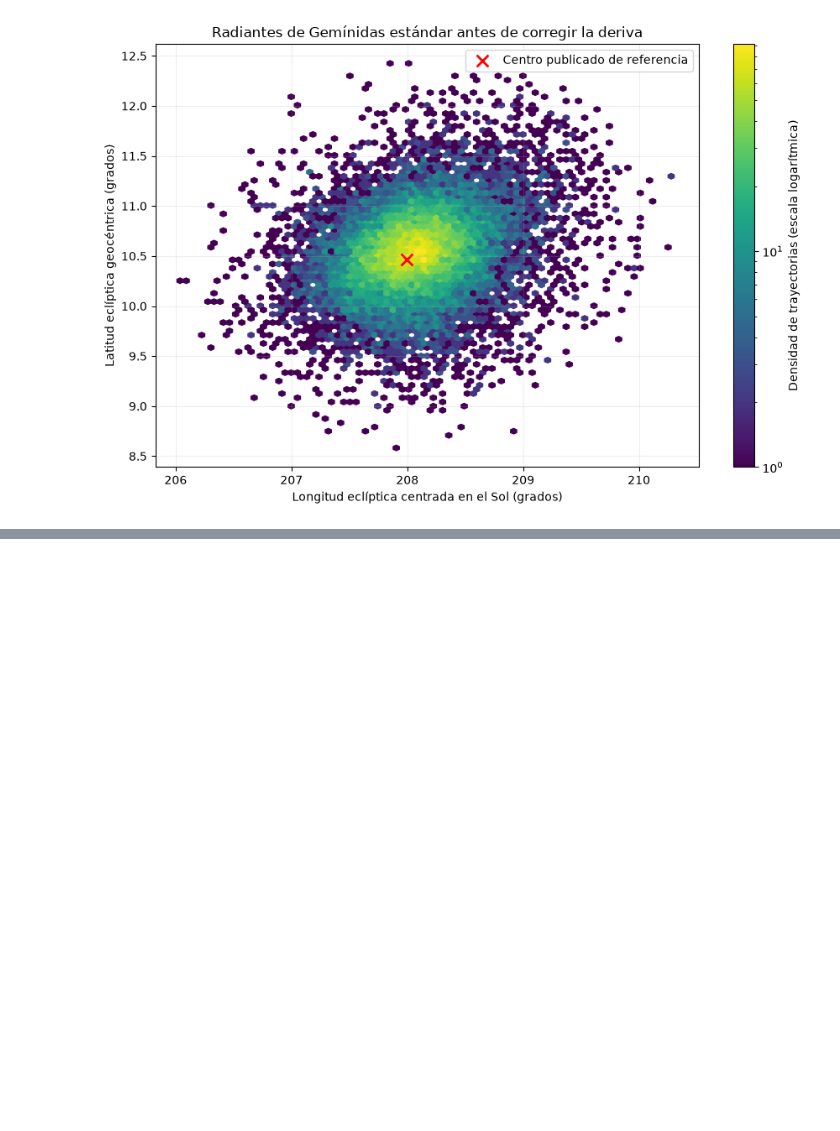
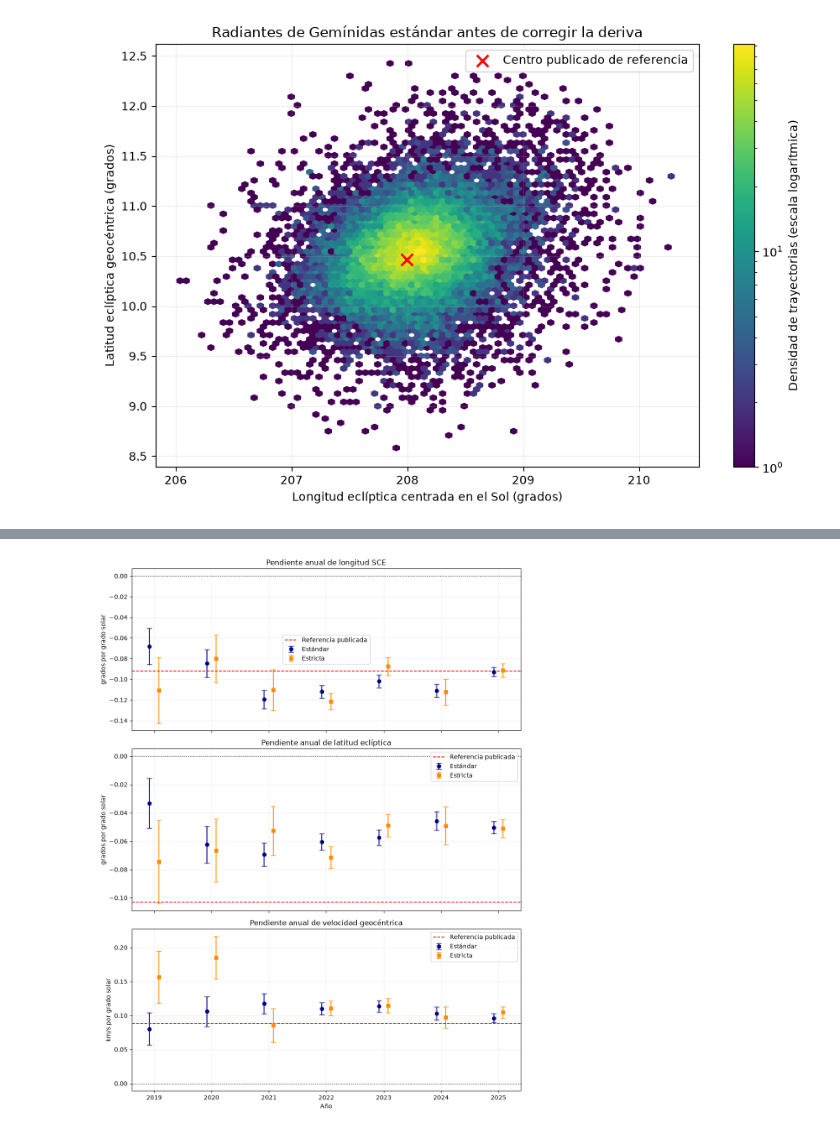
Before and after one commit to AlexBytes-23/Investigacion_geminidas, a Jupyter notebook: notebooks/03_preparacion_fisica_geminidas.ipynb, the cells around one changed output, grey strips where cells are left out. Cells and saved outputs as stored; diff of their text form; code cells hidden in the pictures; blank space fills up the shorter version.

```diff
--- a/notebooks/03_preparacion_fisica_geminidas.ipynb
+++ b/notebooks/03_preparacion_fisica_geminidas.ipynb
@@ -735,0 +1431,80 @@ plt.show()
+# %%
+# Comparar visualmente las pendientes anuales de las muestras estándar y estricta
+
+fig, ejes = plt.subplots(nrows = 3, ncols = 1, figsize = (10, 13), sharex = True)
+
+configuracion_comparacion = [
+    (
+        "lambda_sce",
+        "Pendiente anual de longitud SCE",
+        "grados por grado solar",
+    ),
+    (
+        "beta_geo",
+        "Pendiente anual de latitud eclíptica",
+        "grados por grado solar",
+    ),
+    (
+        "vgeo",
+        "Pendiente anual de velocidad geocéntrica",
+        "km/s por grado solar",
+    ),
+]
+
+DESPLAZAMIENTO_HORIZONTAL = 0.08
+
+for eje, (nombre_variable, titulo, unidad) in zip(ejes, configuracion_comparacion):
+    datos = comparacion_estandar_estricta.loc[comparacion_estandar_estricta["variable"].eq(nombre_variable)].copy()
+
+    pendiente_publicada = variables_deriva[nombre_variable]["pendiente_publicada"]
+
+    eje.errorbar(
+        datos["anio"] - DESPLAZAMIENTO_HORIZONTAL,
+        datos["pendiente_estandar"],
+        yerr=datos[
+            "error_estandar_pendiente_estandar"
+        ],
+        fmt="o",
+        capsize=4,
+        color="darkblue",
+        label="Estándar",
+    )
+
+    eje.errorbar(
+        datos["anio"] + DESPLAZAMIENTO_HORIZONTAL,
+        datos["pendiente_estricta"],
+        yerr=datos[
+            "error_estandar_pendiente_estricta"
+        ],
+        fmt="s",
+        capsize=4,
+        color="darkorange",
+        label="Estricta",
+    )
+
+    eje.axhline(
+        pendiente_publicada,
+        color="red",
+        linestyle="--",
+        linewidth=1.3,
+        label="Referencia publicada",
+    )
+
+    eje.axhline(
+        0.0,
+        color="black",
+        linestyle=":",
+        linewidth=1,
+    )
+
+    eje.set_title(titulo)
+    eje.set_ylabel(unidad)
+    eje.grid(alpha = 0.2)
+    eje.legend()
+
+ejes[-1].set_xlabel("Año")
+
+plt.tight_layout()
+plt.show()
+# %% [output]
+[figure, added]
```
Also changed, not shown: parts of 107 cells of this notebook, 2 other files.
